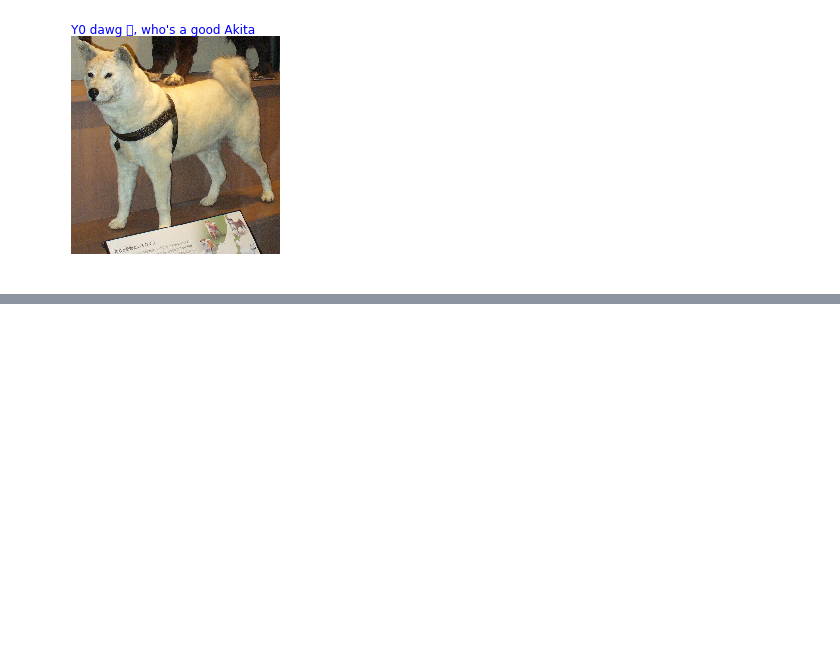
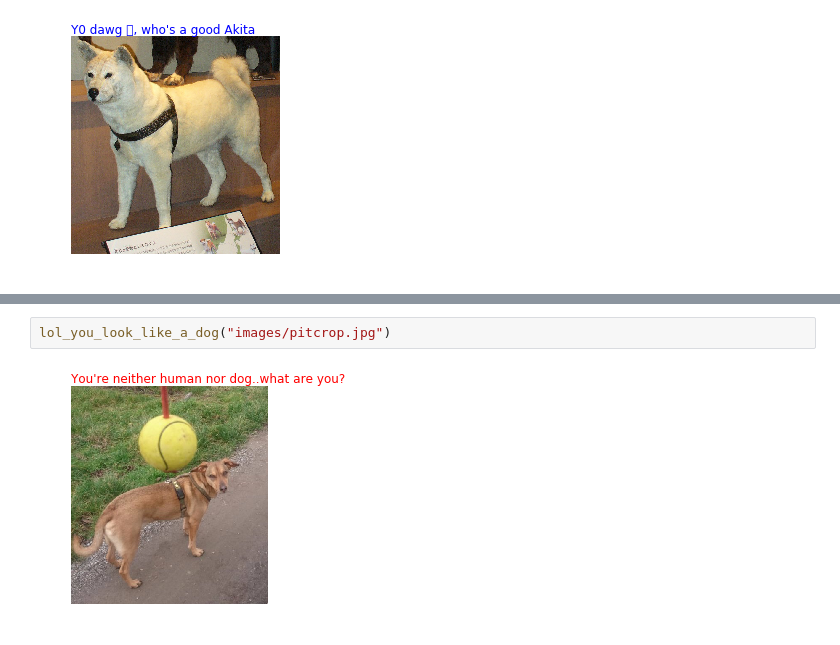
Before and after one commit to anoff/AIND-CNN-dogbreed, a Jupyter notebook: dog_app.ipynb, the cells around one changed output, grey strips where cells are left out. Drawn from its saved outputs; the diff is of its cells as text; blank space fills up the shorter version.

```diff
--- a/dog_app.ipynb
+++ b/dog_app.ipynb
@@ -779,0 +784,4 @@ lol_you_look_like_a_dog("images/hachiko.jpg")
+# %%
+lol_you_look_like_a_dog("images/pitcrop.jpg")
+# %% [output]
+[figure, added]
```
Also changed, not shown: parts of 3 cells of this notebook.
